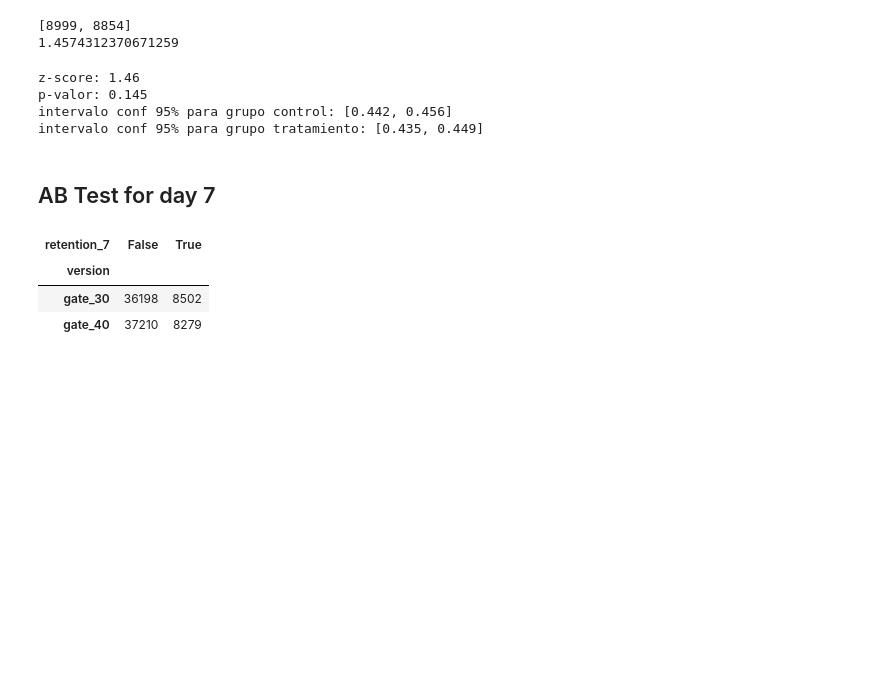
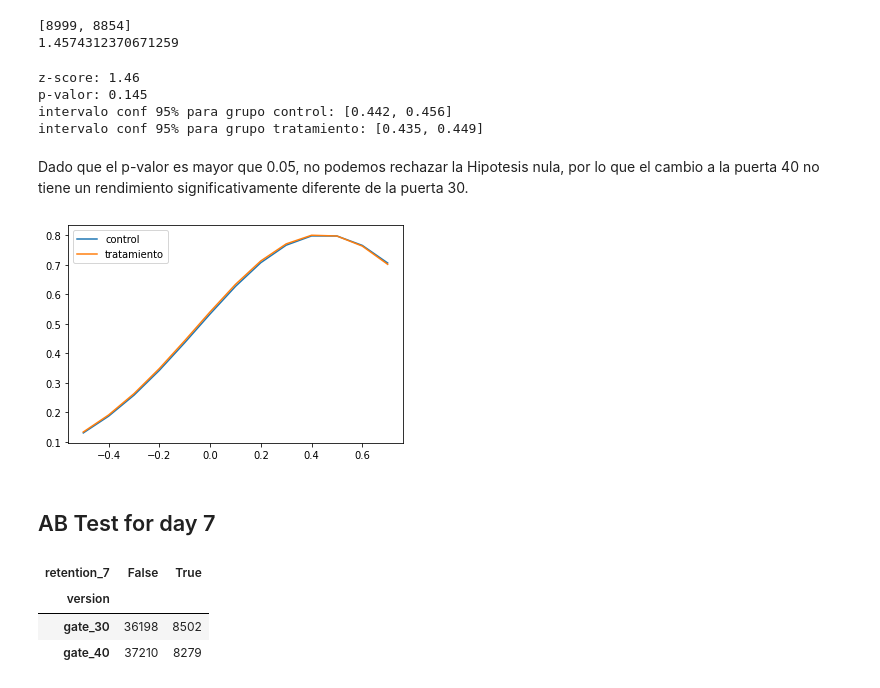
Before and after one commit to Ironhack-Data-Madrid-Mayo-2022/6.4_lab-AB-Testing, a Jupyter notebook: lab-ab-test.ipynb, the cells around one changed output. Drawn from its saved outputs; the diff is of its cells as text; code cells hidden in the pictures; blank space fills up the shorter version.

```diff
--- a/lab-ab-test.ipynb
+++ b/lab-ab-test.ipynb
@@ -120,3 +120,15 @@ La tasa de conversión de la puerta 30 es del 44.9 % mientras que la de la puert
 control_res_1=ab_test_1[ab_test_1.version=='gate_30']['retention_1']
 
 tratamiento_res_1=ab_test_1[ab_test_1.version=='gate_40']['retention_1']
+# %%
+tasas_conversion_1=ab_test_1.groupby('version')['retention_1'] # agrupo por grupo
+
+std_1=lambda x: np.std(x, ddof=0)    # std
+
+error_std_1=lambda x: stats.sem(x, ddof=0)   # error standard , (std/sqrt(n))
+
+tasas_conversion_1=tasas_conversion_1.agg([np.mean, std, error_std])
+tasas_conversion_1.columns=['conversion_rate', 'std', 'std_error']
+
+
+tasas_conversion_1.style.format('{:.3f}')
@@ -146,6 +163,20 @@ z-score: 1.46
 p-valor: 0.145
 intervalo conf 95% para grupo control: [0.442, 0.456]
 intervalo conf 95% para grupo tratamiento: [0.435, 0.449]
+# %% [markdown]
+Dado que el p-valor es mayor que 0.05, no podemos rechazar la Hipotesis nula, por lo que el cambio a la puerta 40 no tiene un rendimiento significativamente diferente de la puerta 30.
+# %%
+x=[i*.1 for i in range(-5, 8)]
+
+control_1=[norm.pdf(x, tasas_conversion_1.iloc[0][0], tasas_conversion_1.iloc[0][1]) for x in x]
+
+tratamiento_1=[norm.pdf(x, tasas_conversion_1.iloc[1][0], tasas_conversion_1.iloc[1][1]) for x in x]
+
+plt.plot(x, control_1)
+plt.plot(x, tratamiento_1)
+plt.legend(['control', 'tratamiento']);
+# %% [output]
+[figure, added]
 # %% [markdown]
 ## AB Test for day 7
 # %%
```
Also changed, not shown: parts of 13 cells of this notebook.
